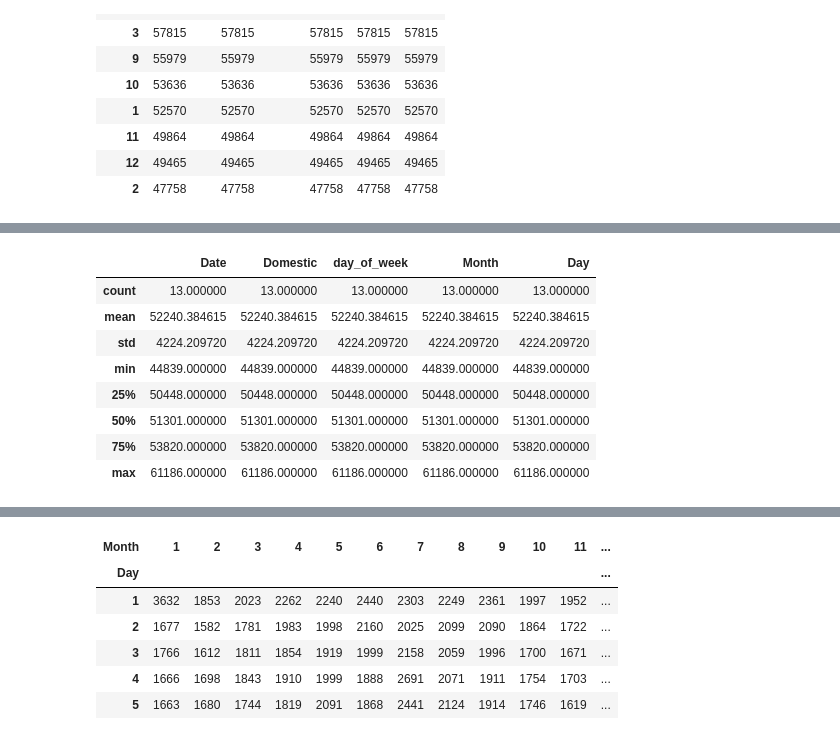
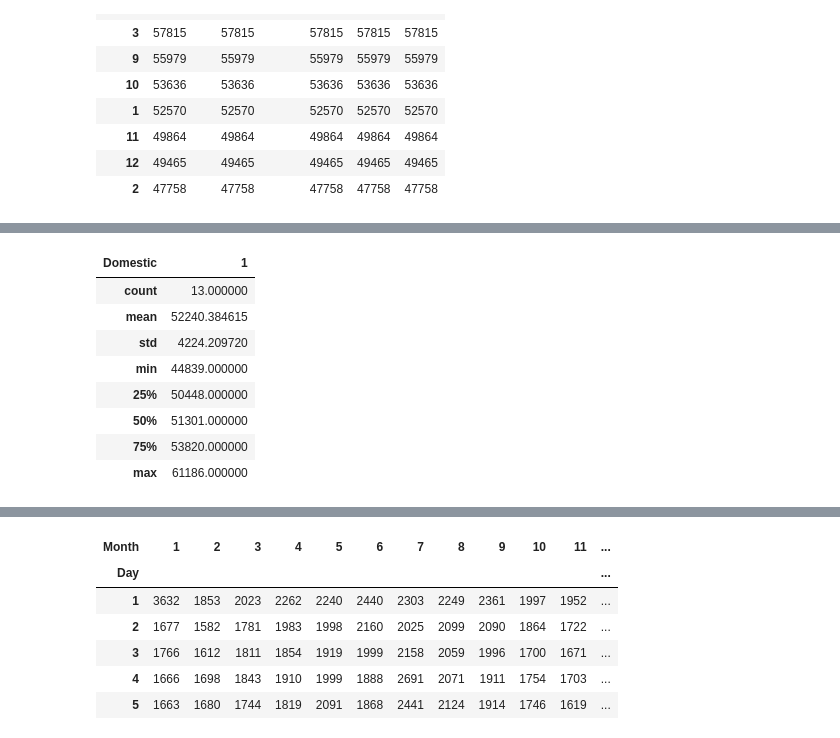
Before and after one commit to kfstieler/ds-sf-29, a Jupyter notebook: projects/final-projects/03-exploratory-analysis/Chicago_EDA.ipynb, the cells around one changed output, grey strips where cells are left out. Saved outputs shown, nothing was run; the diff lists cells and outputs as text; code cells hidden in the pictures.

```diff
--- a/projects/final-projects/03-exploratory-analysis/Chicago_EDA.ipynb
+++ b/projects/final-projects/03-exploratory-analysis/Chicago_EDA.ipynb
@@ -68,5 +69,5 @@ dtype: object
 # %%
-data['day_of_week'] = data['Date'].dt.weekday_name
+data['day_of_week'] = data['Date'].dt.dayofweek
 # %%
 data['Month'] = data['Date'].dt.month
 # %%
@@ -364,5 +348,5 @@ MonthCount.nlargest(12, "Domestic")
 # %%
-Year = pd.crosstab(ts.Year, ts.Domestic, margins=True)
+Year = pd.crosstab(ts.Year, ts.Domestic)
 # %%
 Year
 # %% [output]
@@ -404,12 +368,12 @@ YearCount
 # %%
-YearCount.describe()
+Year.describe()
 # %% [output]
-|  | Date | Domestic | day_of_week | Month | Day |
-| count | 13.000000 | 13.000000 | 13.000000 | 13.000000 | 13.000000 |
-| mean | 52240.384615 | 52240.384615 | 52240.384615 | 52240.384615 | 52240.384615 |
-| std | 4224.209720 | 4224.209720 | 4224.209720 | 4224.209720 | 4224.209720 |
-| min | 44839.000000 | 44839.000000 | 44839.000000 | 44839.000000 | 44839.000000 |
-| 25% | 50448.000000 | 50448.000000 | 50448.000000 | 50448.000000 | 50448.000000 |
-| 50% | 51301.000000 | 51301.000000 | 51301.000000 | 51301.000000 | 51301.000000 |
-| 75% | 53820.000000 | 53820.000000 | 53820.000000 | 53820.000000 | 53820.000000 |
-| max | 61186.000000 | 61186.000000 | 61186.000000 | 61186.000000 | 61186.000000 |
+| Domestic | 1 |
+| count | 13.000000 |
+| mean | 52240.384615 |
+| std | 4224.209720 |
+| min | 44839.000000 |
+| 25% | 50448.000000 |
+| 50% | 51301.000000 |
+| 75% | 53820.000000 |
+| max | 61186.000000 |
```
Also changed, not shown: parts of 33 cells of this notebook.
